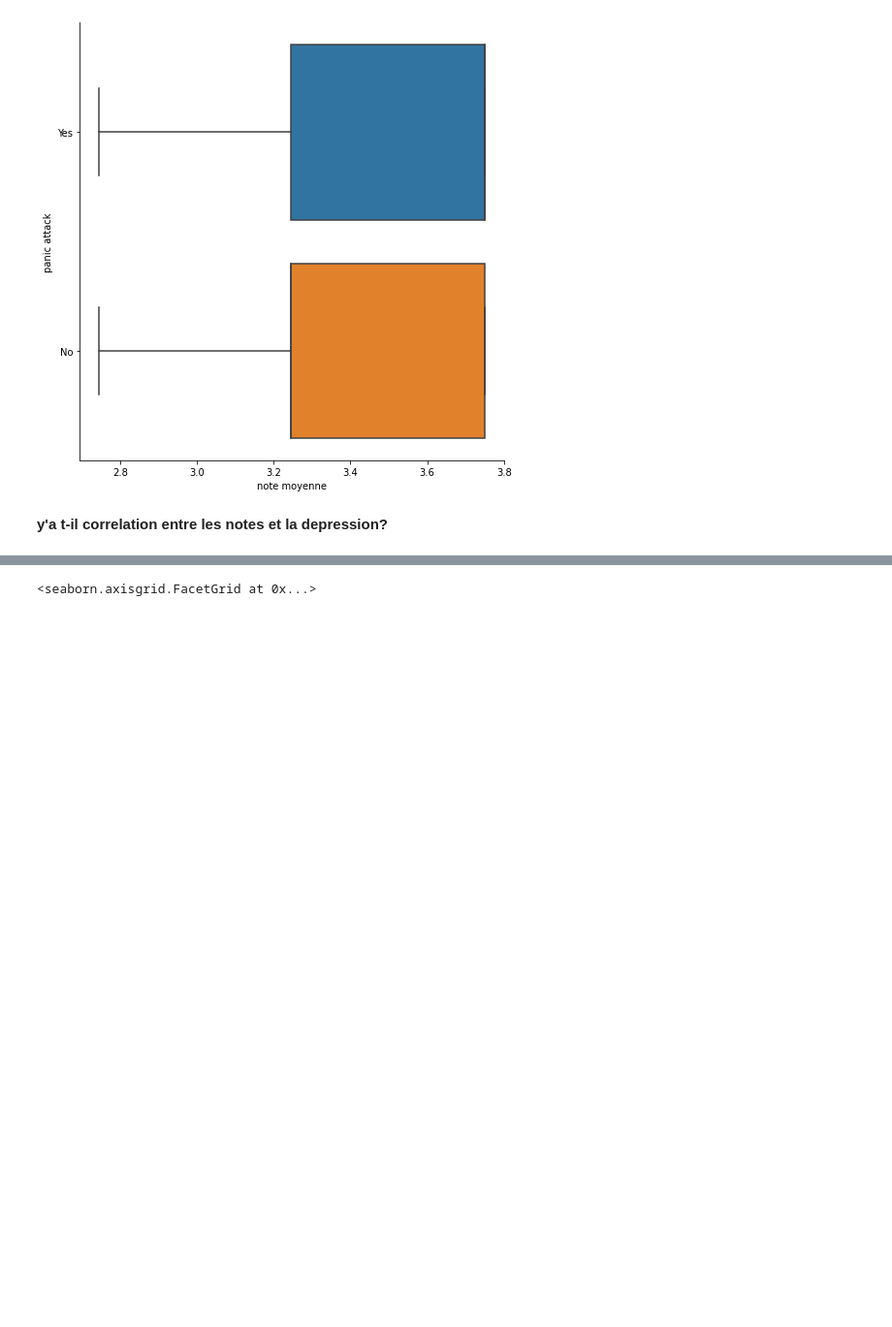
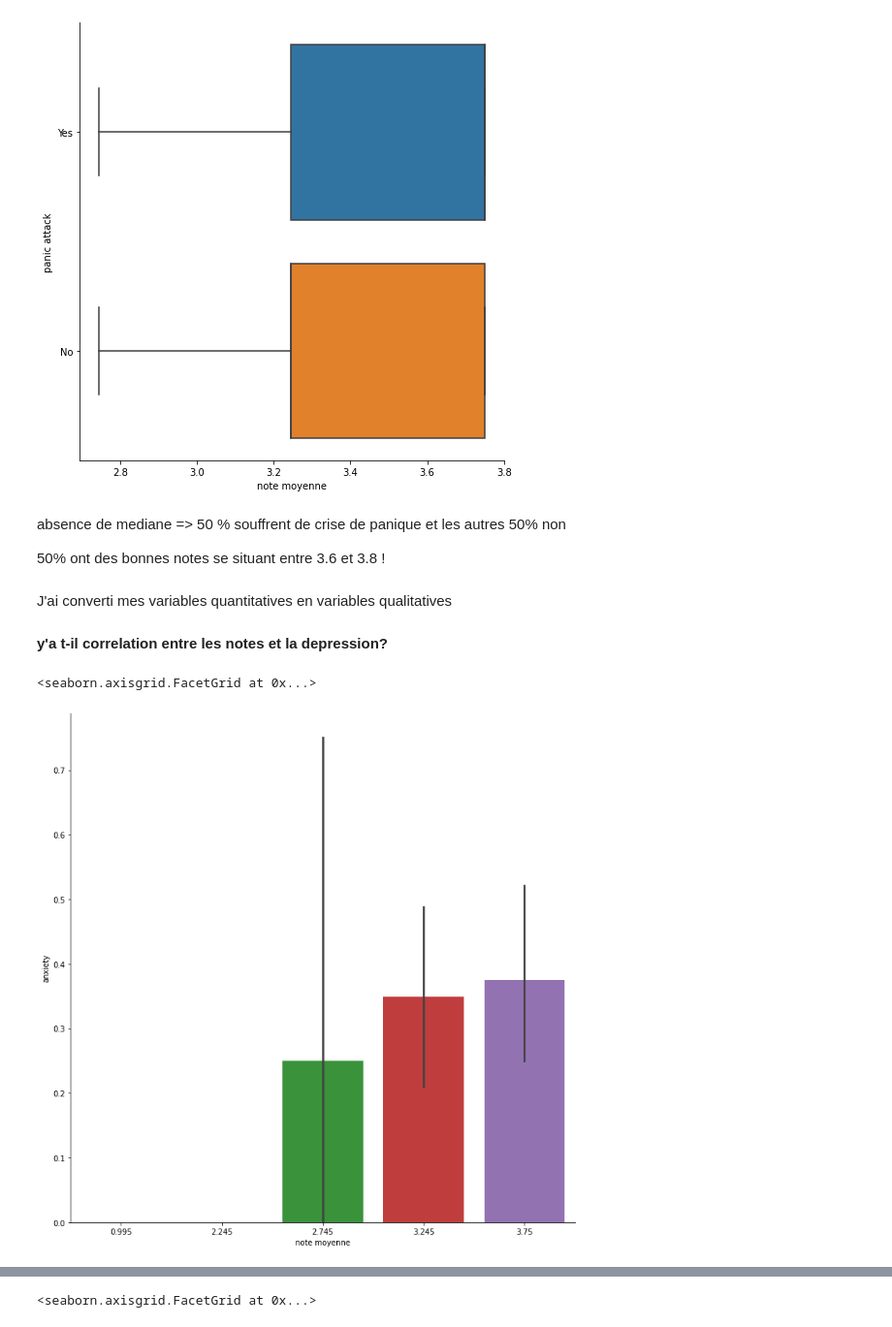
Before and after one commit to LamaElkhouk/pythonh3hitema, a Jupyter notebook: Projet_analyse_données.ipynb, the cells around one changed output, grey strips where cells are left out. Shown: that part at 97% size. Cells and saved outputs as stored; diff of their text form; code cells hidden in the pictures; blank space fills up the shorter version.

```diff
--- a/Projet_analyse_données.ipynb
+++ b/Projet_analyse_données.ipynb
@@ -167,6 +181,12 @@ sb.catplot(x="note moyenne", y="panic attack", data = new_df, kind= "box", heigh
 # %% [output]
 <seaborn.axisgrid.FacetGrid at 0x...>
 [figure]
+# %% [markdown]
+absence de mediane => 50 % souffrent  de crise de panique  et les autres 50% non
+
+50% ont des bonnes notes se situant entre 3.6 et 3.8 !
+# %% [markdown]
+J'ai converti mes variables quantitatives en variables qualitatives
 # %%
 #J'ai remplacé les 'yes' et 'No' par 1 et 0
 df['depression']= df['depression'].replace(['Yes','No'],[1,0])
@@ -176,3 +196,8 @@ df['specialist for a treatment']= df['specialist for a treatment'].replace(['Yes
 df['Marital status']= df['Marital status'].replace(['Yes','No'],[1,0])
 # %% [markdown]
 **y'a t-il correlation entre les notes et la depression?**
+# %%
+sb.catplot(x="note moyenne", y="anxiety", data= df, kind="bar", height=10)
+# %% [output]
+<seaborn.axisgrid.FacetGrid at 0x...>
+[figure, added]
```
Also changed, not shown: parts of 12 cells of this notebook.
